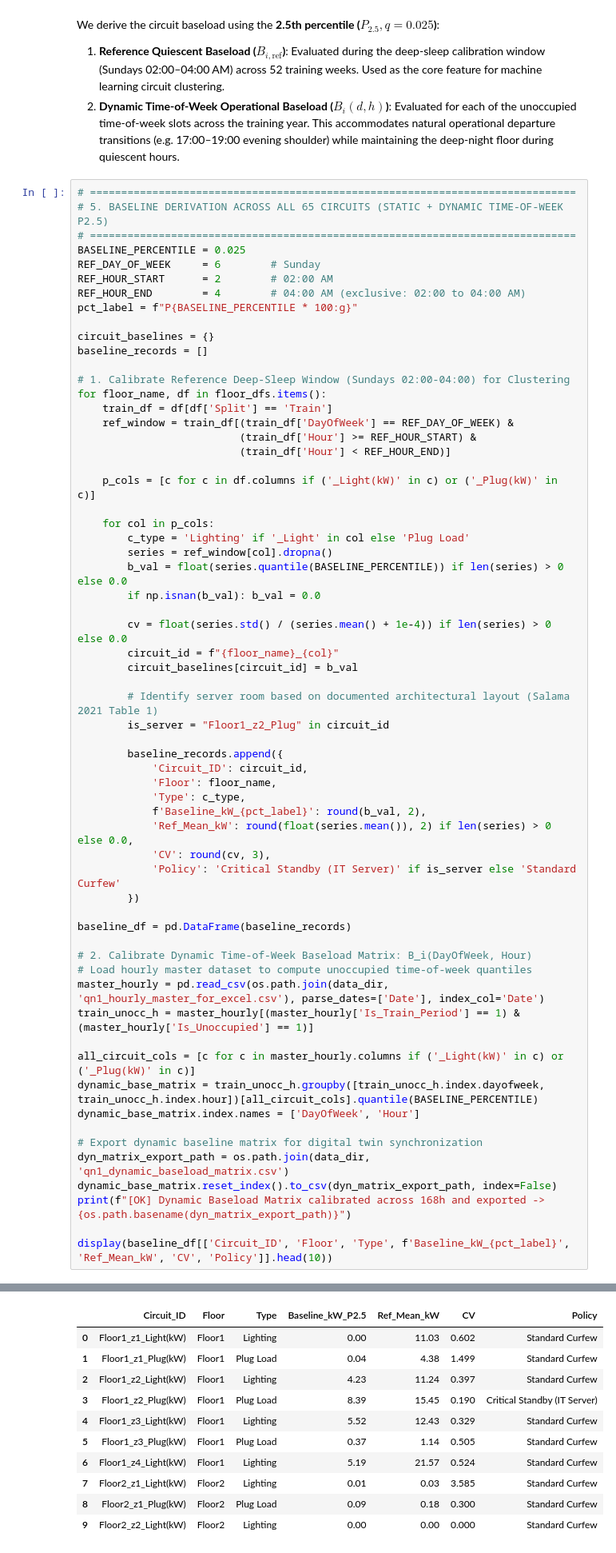
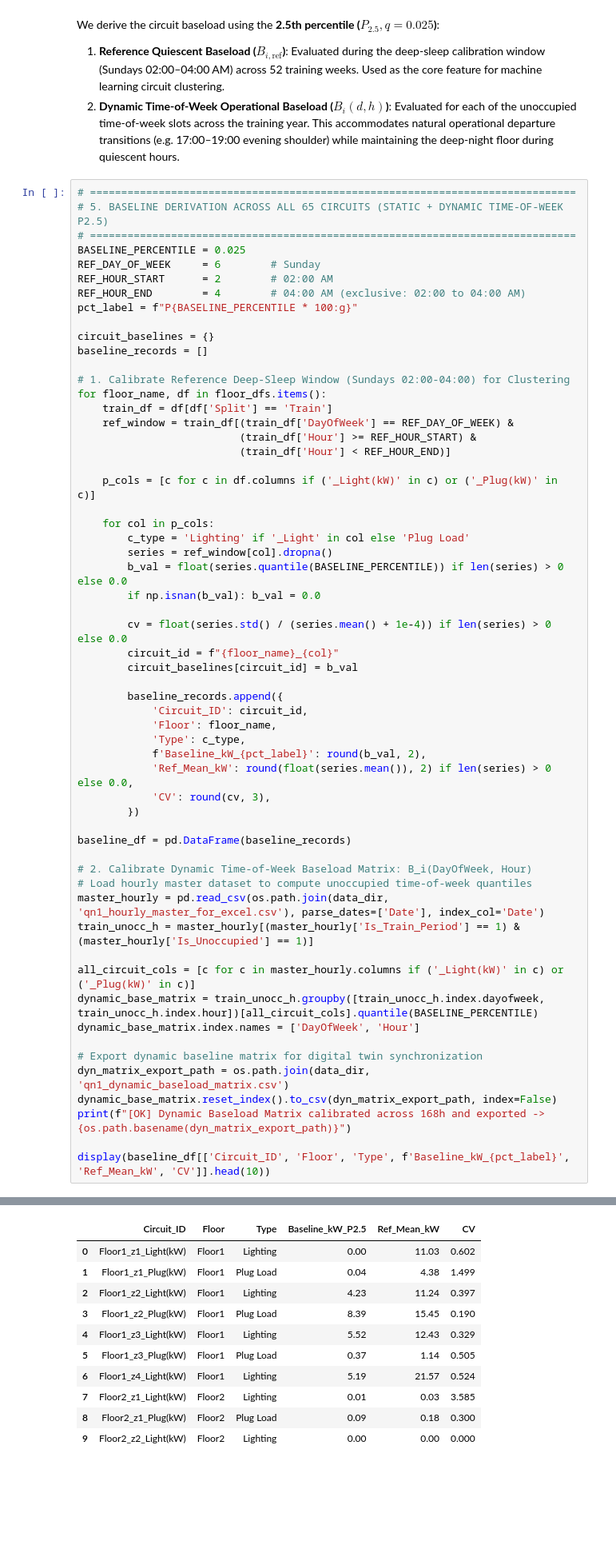
Before and after one commit to fcyap/IS4001-G1T4, a Jupyter notebook: notebooks/qn1e_eda_and_baseload_modeling.ipynb, the cells around one changed output, grey strips where cells are left out. Shown at 80% size. Cells and saved outputs as stored; diff of their text form; blank space fills up the shorter version.

```diff
--- a/notebooks/qn1e_eda_and_baseload_modeling.ipynb
+++ b/notebooks/qn1e_eda_and_baseload_modeling.ipynb
@@ -267,48 +267,44 @@ for floor_name, df in floor_dfs.items():
         circuit_id = f"{floor_name}_{col}"
         circuit_baselines[circuit_id] = b_val
 
-        # Identify server room based on documented architectural layout (Salama 2021 Table 1)
-        is_server = "Floor1_z2_Plug" in circuit_id
-
         baseline_records.append({
             'Circuit_ID': circuit_id,
             'Floor': floor_name,
             'Type': c_type,
             f'Baseline_kW_{pct_label}': round(b_val, 2),
             'Ref_Mean_kW': round(float(series.mean()), 2) if len(series) > 0 else 0.0,
             'CV': round(cv, 3),
-            'Policy': 'Critical Standby (IT Server)' if is_server else 'Standard Curfew'
         })
 
 baseline_df = pd.DataFrame(baseline_records)
 
 # 2. Calibrate Dynamic Time-of-Week Baseload Matrix: B_i(DayOfWeek, Hour)
 # Load hourly master dataset to compute unoccupied time-of-week quantiles
 master_hourly = pd.read_csv(os.path.join(data_dir, 'qn1_hourly_master_for_excel.csv'), parse_dates=['Date'], index_col='Date')
 train_unocc_h = master_hourly[(master_hourly['Is_Train_Period'] == 1) & (master_hourly['Is_Unoccupied'] == 1)]
 
 all_circuit_cols = [c for c in master_hourly.columns if ('_Light(kW)' in c) or ('_Plug(kW)' in c)]
 dynamic_base_matrix = train_unocc_h.groupby([train_unocc_h.index.dayofweek, train_unocc_h.index.hour])[all_circuit_cols].quantile(BASELINE_PERCENTILE)
 dynamic_base_matrix.index.names = ['DayOfWeek', 'Hour']
 
 # Export dynamic baseline matrix for digital twin synchronization
 dyn_matrix_export_path = os.path.join(data_dir, 'qn1_dynamic_baseload_matrix.csv')
 dynamic_base_matrix.reset_index().to_csv(dyn_matrix_export_path, index=False)
 print(f"[OK] Dynamic Baseload Matrix calibrated across 168h and exported -> {os.path.basename(dyn_matrix_export_path)}")
 
-display(baseline_df[['Circuit_ID', 'Floor', 'Type', f'Baseline_kW_{pct_label}', 'Ref_Mean_kW', 'CV', 'Policy']].head(10))
+display(baseline_df[['Circuit_ID', 'Floor', 'Type', f'Baseline_kW_{pct_label}', 'Ref_Mean_kW', 'CV']].head(10))
 # %% [output]
 [OK] Dynamic Baseload Matrix calibrated across 168h and exported -> qn1_dynamic_baseload_matrix.csv
-|  | Circuit_ID | Floor | Type | Baseline_kW_P2.5 | Ref_Mean_kW | CV | Policy |
-| 0 | Floor1_z1_Light(kW) | Floor1 | Lighting | 0.00 | 11.03 | 0.602 | Standard Curfew |
-| 1 | Floor1_z1_Plug(kW) | Floor1 | Plug Load | 0.04 | 4.38 | 1.499 | Standard Curfew |
-| 2 | Floor1_z2_Light(kW) | Floor1 | Lighting | 4.23 | 11.24 | 0.397 | Standard Curfew |
-| 3 | Floor1_z2_Plug(kW) | Floor1 | Plug Load | 8.39 | 15.45 | 0.190 | Critical Standby (IT Server) |
-| 4 | Floor1_z3_Light(kW) | Floor1 | Lighting | 5.52 | 12.43 | 0.329 | Standard Curfew |
-| 5 | Floor1_z3_Plug(kW) | Floor1 | Plug Load | 0.37 | 1.14 | 0.505 | Standard Curfew |
-| 6 | Floor1_z4_Light(kW) | Floor1 | Lighting | 5.19 | 21.57 | 0.524 | Standard Curfew |
-| 7 | Floor2_z1_Light(kW) | Floor2 | Lighting | 0.01 | 0.03 | 3.585 | Standard Curfew |
-| 8 | Floor2_z1_Plug(kW) | Floor2 | Plug Load | 0.09 | 0.18 | 0.300 | Standard Curfew |
-| 9 | Floor2_z2_Light(kW) | Floor2 | Lighting | 0.00 | 0.00 | 0.000 | Standard Curfew |
+|  | Circuit_ID | Floor | Type | Baseline_kW_P2.5 | Ref_Mean_kW | CV |
+| 0 | Floor1_z1_Light(kW) | Floor1 | Lighting | 0.00 | 11.03 | 0.602 |
+| 1 | Floor1_z1_Plug(kW) | Floor1 | Plug Load | 0.04 | 4.38 | 1.499 |
+| 2 | Floor1_z2_Light(kW) | Floor1 | Lighting | 4.23 | 11.24 | 0.397 |
+| 3 | Floor1_z2_Plug(kW) | Floor1 | Plug Load | 8.39 | 15.45 | 0.190 |
+| 4 | Floor1_z3_Light(kW) | Floor1 | Lighting | 5.52 | 12.43 | 0.329 |
+| 5 | Floor1_z3_Plug(kW) | Floor1 | Plug Load | 0.37 | 1.14 | 0.505 |
+| 6 | Floor1_z4_Light(kW) | Floor1 | Lighting | 5.19 | 21.57 | 0.524 |
+| 7 | Floor2_z1_Light(kW) | Floor2 | Lighting | 0.01 | 0.03 | 3.585 |
+| 8 | Floor2_z1_Plug(kW) | Floor2 | Plug Load | 0.09 | 0.18 | 0.300 |
+| 9 | Floor2_z2_Light(kW) | Floor2 | Lighting | 0.00 | 0.00 | 0.000 |
 # %% [markdown]
 > **Mathematical Baseline Derivation Finding ($P_{2.5}$)**:
```
Also changed, not shown: parts of 34 cells of this notebook, 8 other files.
